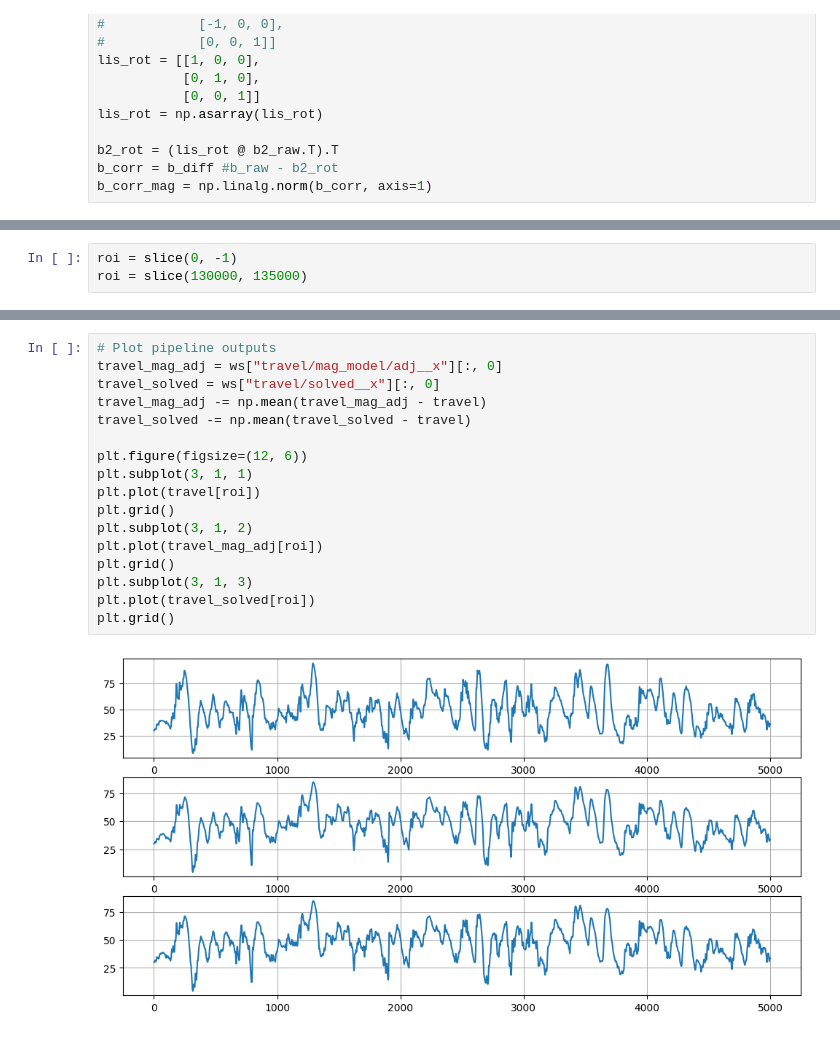
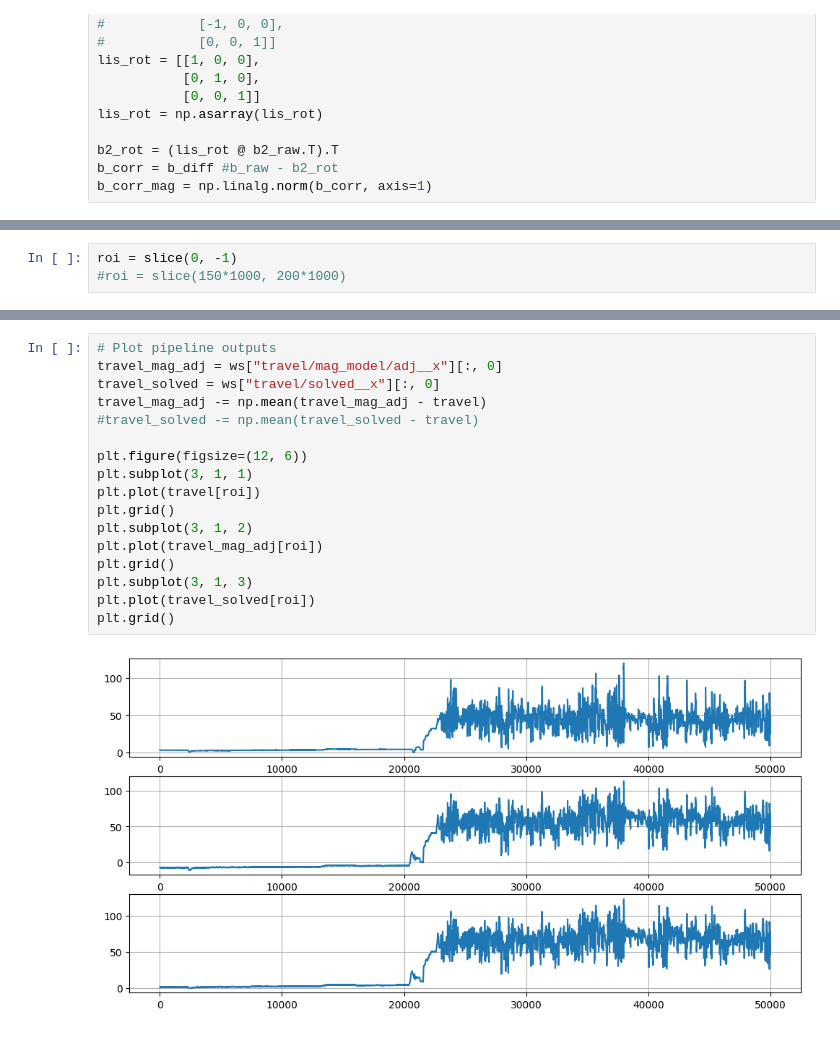
Before and after one commit to colinpate/sus, a Jupyter notebook: notebooks/rear_sus.ipynb, the cells around one changed output, grey strips where cells are left out. Cells and saved outputs as stored; diff of their text form.

```diff
--- a/notebooks/rear_sus.ipynb
+++ b/notebooks/rear_sus.ipynb
@@ -94,3 +75,3 @@ print(corr[0], spearman.correlation)
 # %%
 roi = slice(0, -1)
-roi = slice(130000, 135000)
+#roi = slice(150*1000, 200*1000)
@@ -219,22 +238,22 @@ Bin centers: [11638.01764487 12547.25367804 13456.48971121 14365.72574438
 # %%
 # Plot pipeline outputs
 travel_mag_adj = ws["travel/mag_model/adj__x"][:, 0]
 travel_solved = ws["travel/solved__x"][:, 0]
 travel_mag_adj -= np.mean(travel_mag_adj - travel)
-travel_solved -= np.mean(travel_solved - travel)
+#travel_solved -= np.mean(travel_solved - travel)
 
 plt.figure(figsize=(12, 6))
 plt.subplot(3, 1, 1)
 plt.plot(travel[roi])
 plt.grid()
 plt.subplot(3, 1, 2)
 plt.plot(travel_mag_adj[roi])
 plt.grid()
 plt.subplot(3, 1, 3)
 plt.plot(travel_solved[roi])
 plt.grid()
 # %% [output]
-[figure, old version]
+[figure, new version]
 # %%
 # Plot pipeline output abs errors
 travel_mag_err = travel_mag_adj - travel
```
Also changed, not shown: parts of 17 cells of this notebook, 6 other files.
